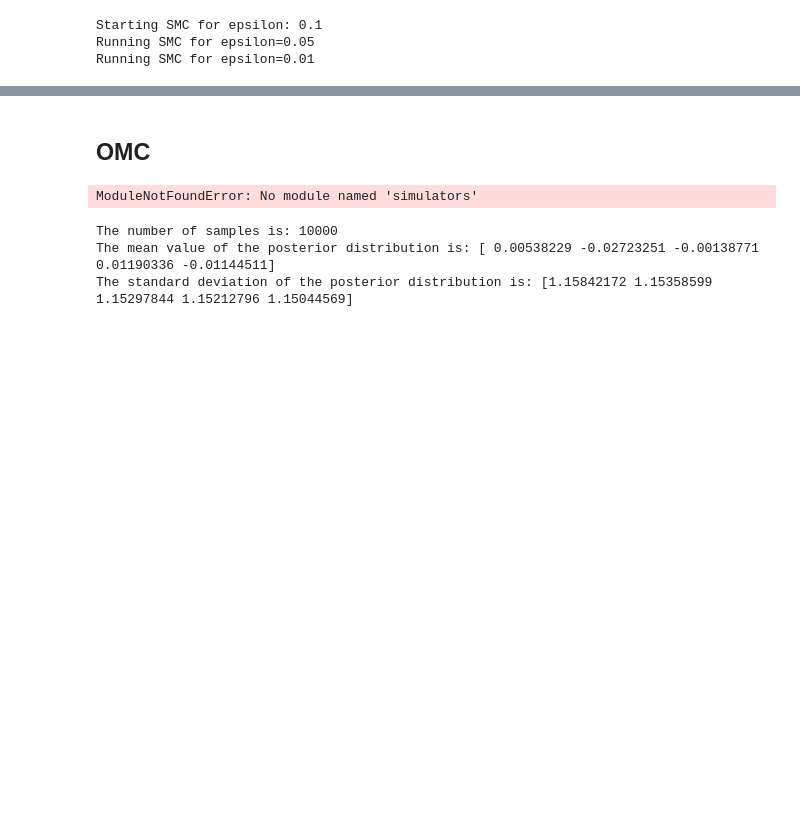
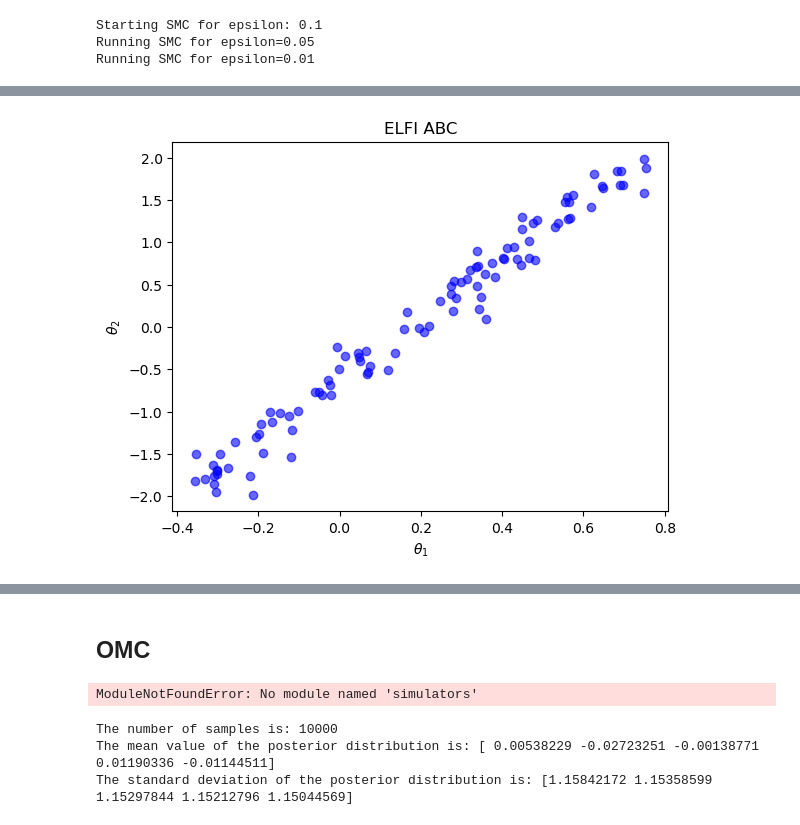
Before and after one commit to TheodoraChrysoula/sbi, a Jupyter notebook: notebooks/SBI_examples.ipynb, the cells around one changed output, grey strips where cells are left out. Saved outputs shown, nothing was run; the diff lists cells and outputs as text; code cells hidden in the pictures; blank space fills up the shorter version.

Commit message:
ELFI

```diff
--- a/notebooks/SBI_examples.ipynb
+++ b/notebooks/SBI_examples.ipynb
@@ -268,0 +293,9 @@ print(results_jax[2]['samples_pos'].max(axis = 0))
+# %%
+theta_1 = elfi.Prior('uniform', -2, 4)
+theta_2 = elfi.Prior('uniform', -2, 4)
+x_obs = np.random.normal(size=2)
+print(f"X_obs: {x_obs}, shape: {x_obs.shape}")
+y_obs = np.array([0.3])[None,:]
+print(f"y_obs: {y_obs}, shape: {y_obs.shape}")
+
+sim_data = elfi.Simulator(simulator_func2, theta_1, theta_2, x_obs, observed=y_obs)
@@ -268,0 +305,6 @@ print(results_jax[2]['samples_pos'].max(axis = 0))
+# %%
+d = elfi.Distance('cityblock', sim_data)
+# %%
+rej = elfi.Rejection(d, batch_size=10_000, seed=7)
+# %%
+result = rej.sample(100, quantile=0.01)
@@ -268,0 +324,8 @@ print(results_jax[2]['samples_pos'].max(axis = 0))
+# %%
+plt.scatter(result.samples['theta_1'], result.samples['theta_2'], alpha=0.6, color='blue')
+plt.xlabel(r"$\theta_1$")
+plt.ylabel(r"$\theta_2$")
+plt.title("ELFI ABC")
+plt.show()
+# %% [output]
+[figure, added]
```
Also changed, not shown: parts of 19 cells of this notebook, 1 other file.
